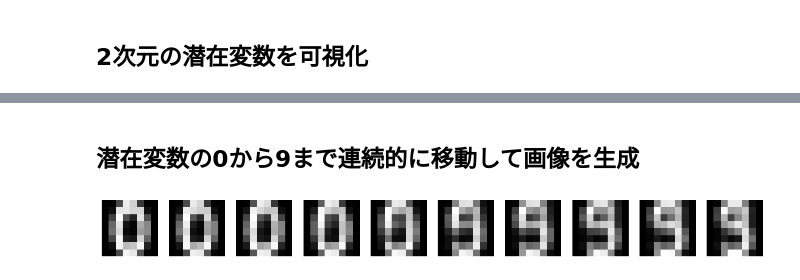
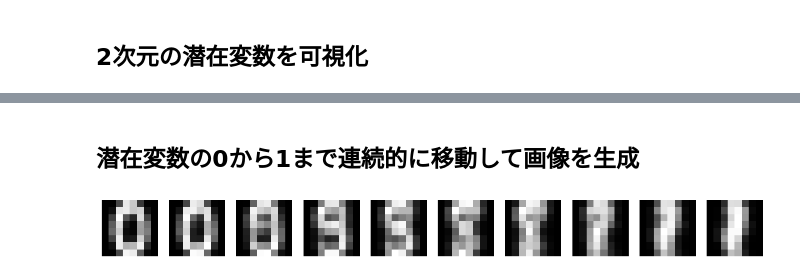
Before and after one commit to matsunagalab/lecture_ML, a Jupyter notebook: machine_learning_13_2.ipynb, the cells around one changed output, grey strips where cells are left out. Cells and saved outputs as stored; diff of their text form; code cells hidden in the pictures.

```diff
--- a/machine_learning_13_2.ipynb
+++ b/machine_learning_13_2.ipynb
@@ -102,24 +102,24 @@ plt.show()
 # %% [markdown]
-## 潜在変数の0から9まで連続的に移動して画像を生成
+## 潜在変数の0から1まで連続的に移動して画像を生成
 # %%
 # "Walk through" from "zero" to "nine"
 z_zero = mu[data_labels == 0].mean(axis=0)
-z_nine = mu[data_labels == 9].mean(axis=0)
+z_nine = mu[data_labels == 1].mean(axis=0)
 
 z = np.linspace(z_zero, z_nine, 10)
 z = torch.from_numpy(z).float().to(device)
 
 with torch.no_grad():
     samples = model.decoder(z)
 
 # Visualize the generated samples
 samples = samples.view(-1, 8, 8)  # assuming the input images are 8x8
 samples = samples.cpu().numpy()
 
 fig, axs = plt.subplots(1, 10, figsize=(15, 2))
 for i, ax in enumerate(axs):
     ax.imshow(samples[i], cmap='gray')
     ax.axis('off')
 plt.show()
 # %% [output]
-[figure, old version]
+[figure, new version]
```
Also changed, not shown: parts of 2 cells of this notebook.
